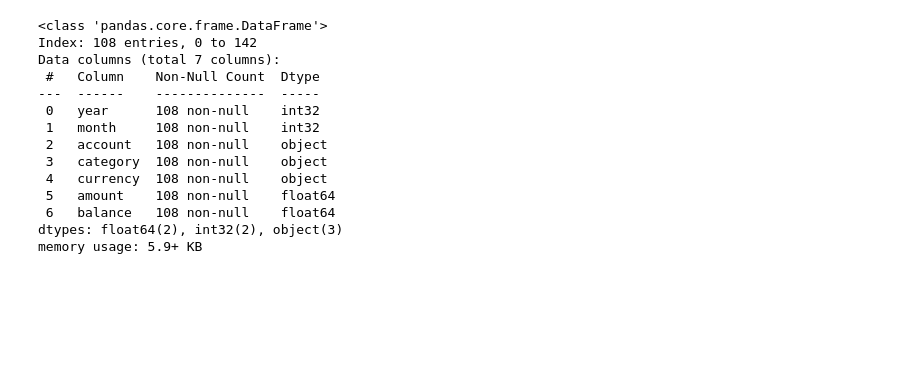
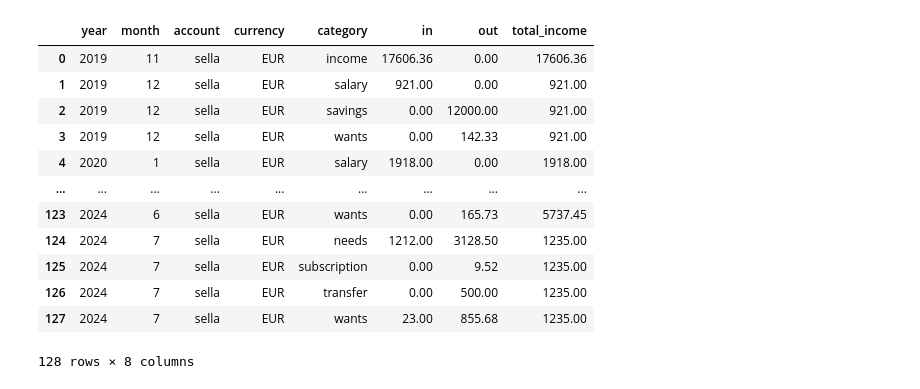
Before and after one commit to plosi/personal_finance, a Jupyter notebook: personal_finance.ipynb, the cells around one changed output. Cells and saved outputs as stored; diff of their text form; code cells hidden in the pictures; blank space fills up the shorter version.

```diff
--- a/personal_finance.ipynb
+++ b/personal_finance.ipynb
@@ -123,0 +20,2 @@ sella.groupby(['year','month']).agg({'amount':'sum', 'balance':'last'})
+# %%
+uploaded = files.upload()
@@ -124,18 +25,52 @@ sella.groupby(['year','month']).agg({'amount':'sum', 'balance':'last'})
+# %%
+for k,v in uploaded.items():
+  fname = k
+df = pd.read_csv(fname)
+# %%
+df['date'] = pd.to_datetime(df.date, dayfirst=True)
+# %%
+def create_account_df(account_name:str, df:pd.DataFrame)->pd.DataFrame:
+  df = df[df.account == account_name]
+  df = df.sort_values(['date'])
+  df['in_out'] = df['in'] - df['out']
+  df['balance'] = round(np.cumsum(df.in_out),2)
+  df['account'] = account_name
+  return df
+
+def create_monthly_balance(account_df:pd.DataFrame) -> pd.DataFrame:
+  return account_df.groupby(['year', 'month', 'account', 'currency']).agg({'in':'sum', 'out':'sum', 'in_out':'sum', 'balance':'last'}).reset_index()
+
+def create_category_balance(account_df:pd.DataFrame) -> pd.DataFrame:
+  sum_of_ins = account_df.groupby(['year', 'month', 'account'])[['in']].sum().rename(columns={'in':'total_income'})
+  category_grouped = account_df.groupby(['year', 'month', 'account', 'currency', 'category']).agg({'in':'sum', 'out':'sum'}).reset_index()
+
+  merged = pd.merge(
+      left=category_grouped,
+      right=sum_of_ins,
+      on=['year', 'month', 'account'],
+      how='inner'
+  )
+  # merged.drop('in_x', axis=1, inplace=True)
+  # merged['ratio'] = merged.in_out / merged.in_y
+  return merged
+
+MONTHS = ['Jan', 'Feb', 'Mar', 'Apr', 'May', 'Jun', 'Jul', 'Aug', 'Sep', 'Oct', 'Nov', 'Dec']
+def get_month_name(series):
+  return MONTHS[series - 1]
 # %%
-sella.info()
-sella[sella.year == 2023]
+sella = create_category_balance(create_account_df('sella', df))
+sella
 # %% [output]
+|  | year | month | account | currency | category | in | out | total_income |
+| 0 | 2019 | 11 | sella | EUR | income | 17606.36 | 0.00 | 17606.36 |
+| 1 | 2019 | 12 | sella | EUR | salary | 921.00 | 0.00 | 921.00 |
+| 2 | 2019 | 12 | sella | EUR | savings | 0.00 | 12000.00 | 921.00 |
+| 3 | 2019 | 12 | sella | EUR | wants | 0.00 | 142.33 | 921.00 |
+| 4 | 2020 | 1 | sella | EUR | salary | 1918.00 | 0.00 | 1918.00 |
+| ... | ... | ... | ... | ... | ... | ... | ... | ... |
+| 123 | 2024 | 6 | sella | EUR | wants | 0.00 | 165.73 | 5737.45 |
+| 124 | 2024 | 7 | sella | EUR | needs | 1212.00 | 3128.50 | 1235.00 |
+| 125 | 2024 | 7 | sella | EUR | subscription | 0.00 | 9.52 | 1235.00 |
+| 126 | 2024 | 7 | sella | EUR | transfer | 0.00 | 500.00 | 1235.00 |
+| 127 | 2024 | 7 | sella | EUR | wants | 23.00 | 855.68 | 1235.00 |
-<class 'pandas.core.frame.DataFrame'>
-Index: 108 entries, 0 to 142
-Data columns (total 7 columns):
- #   Column    Non-Null Count  Dtype
----  ------    --------------  -----
- 0   year      108 non-null    int32
- 1   month     108 non-null    int32
- 2   account   108 non-null    object
- 3   category  108 non-null    object
- 4   currency  108 non-null    object
- 5   amount    108 non-null    float64
- 6   balance   108 non-null    float64
-dtypes: float64(2), int32(2), object(3)
-memory usage: 5.9+ KB
+128 rows × 8 columns
```
Also changed, not shown: parts of 19 cells of this notebook, 7 other files.
